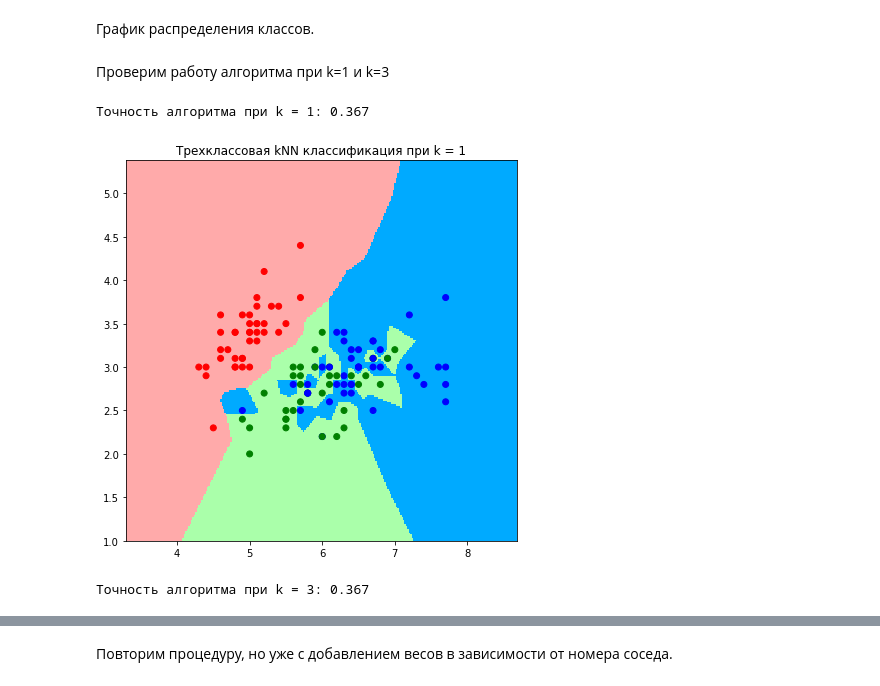
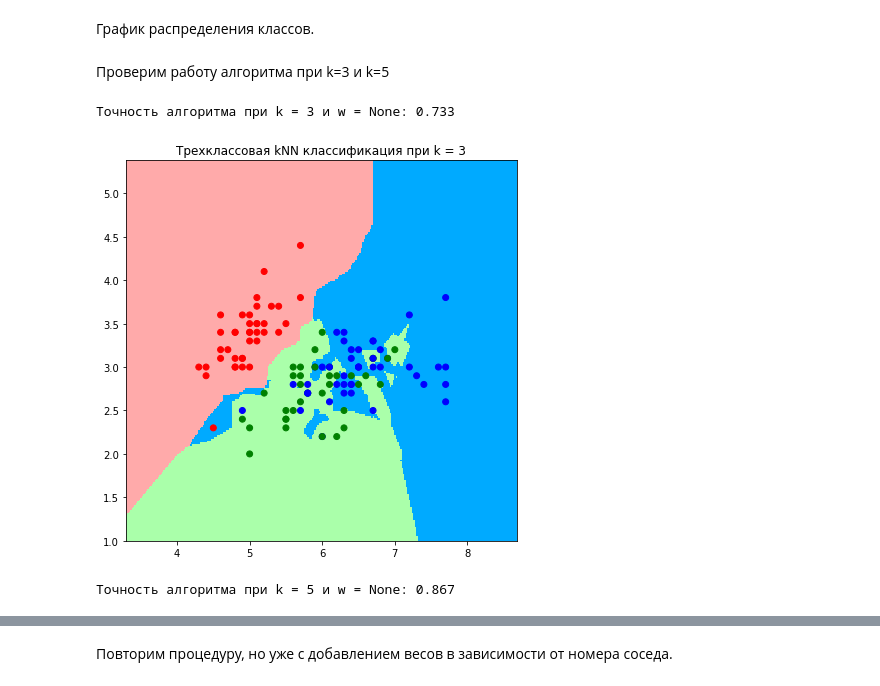
Before and after one commit to doksketch/algorithms-for-data-analysis, a Jupyter notebook: 07_KNN/KNN.ipynb, the cells around one changed output, grey strips where cells are left out. Cells and saved outputs as stored; diff of their text form; code cells hidden in the pictures.

```diff
--- a/07_KNN/KNN.ipynb
+++ b/07_KNN/KNN.ipynb
@@ -67,3 +79,29 @@ from metrics import euclidean
+# %%
+def knn(x_train, y_train, x_test, k, w, q):
+
+    answers = []
+    for x in x_test:
+        test_distances = []
+
+        for i in range(len(x_train)):
+
+            # расчет расстояния от классифицируемого объекта до
+            # объекта обучающей выборки
+            distance = euclidean(x, x_train[i])
+
+            # Записываем в список значение расстояния и ответа на объекте обучающей выборки
+            test_distances.append((distance, y_train[i]))
+
+        # создаем словарь со всеми возможными классами
+        classes = {class_item: 0 for class_item in set(y_train)}
+
+        # Сортируем список и среди первых k элементов подсчитаем частоту появления разных классов
+        for i, d in enumerate(sorted(test_distances)[0:k]):
+            classes[d[1]] += get_weights(w, i, q, d[0]) #вовзращаем класс с учётом весов
+
+        # Записываем в список ответов наиболее часто встречающийся класс
+        answers.append(sorted(classes, key=classes.get)[-1])
+    return answers
 # %%
 X, y = load_iris(return_X_y=True)
 
@@ -80,7 +118,7 @@ plt.scatter(X[:, 0], X[:, 1], c=y, cmap=cmap);
 # %% [markdown]
 График распределения классов.
 # %%
-def get_graph(X_train, y_train, k):
+def get_graph(X_train, y_train, k, q, w):
     cmap_light = ListedColormap(['#FFAAAA', '#AAFFAA','#00AAFF'])
 
     h = .02
@@ -91,7 +129,7 @@ def get_graph(X_train, y_train, k):
     xx, yy = np.meshgrid(np.arange(x_min, x_max, h), np.arange(y_min, y_max, h))
 
     # Получим предсказания для всех точек
-    Z = knn(X_train, y_train, np.c_[xx.ravel(), yy.ravel()], k)
+    Z = knn(X_train, y_train, np.c_[xx.ravel(), yy.ravel()], k, q, w)
 
     # Построим график
     Z = np.array(Z).reshape(xx.shape)
@@ -108,24 +159,28 @@ def get_graph(X_train, y_train, k):
 def accuracy(pred, y):
     return (sum(pred == y) / len(y))
 # %% [markdown]
-Проверим работу алгоритма при k=1 и k=3
+Проверим работу алгоритма при k=3 и k=5
 # %%
 k = 3
+q = 2
+w = None
 
-y_pred = knn(X_train, y_train, X_test, k)
+y_pred = knn(X_train, y_train, X_test, k, w, q)
 
-print(f'Точность алгоритма при k = {k}: {accuracy(y_pred, y_test):.3f}')
+print(f'Точность алгоритма при k = {k} и w = {w}: {accuracy(y_pred, y_test):.3f}')
 # %% [output]
-Точность алгоритма при k = 1: 0.367
+Точность алгоритма при k = 3 и w = None: 0.733
 # %%
-get_graph(X_train, y_train, k)
+get_graph(X_train, y_train, k, w, q)
 # %% [output]
-[figure, old version]
+[figure, new version]
 # %%
 k = 5
+q = 2
+w = None
 
-y_pred = knn(X_train, y_train, X_test, k)
+y_pred = knn(X_train, y_train, X_test, k, w, q)
 
-print(f'Точность алгоритма при k = {k}: {accuracy(y_pred, y_test):.3f}')
+print(f'Точность алгоритма при k = {k} и w = {w}: {accuracy(y_pred, y_test):.3f}')
 # %% [output]
-Точность алгоритма при k = 3: 0.367
+Точность алгоритма при k = 5 и w = None: 0.867
```
Also changed, not shown: parts of 18 cells of this notebook, 4 other files.
